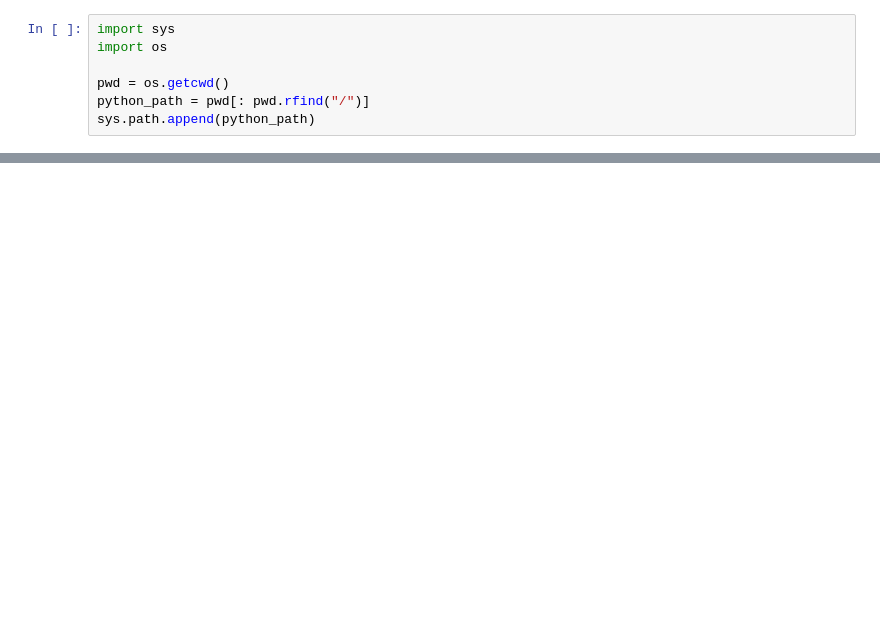
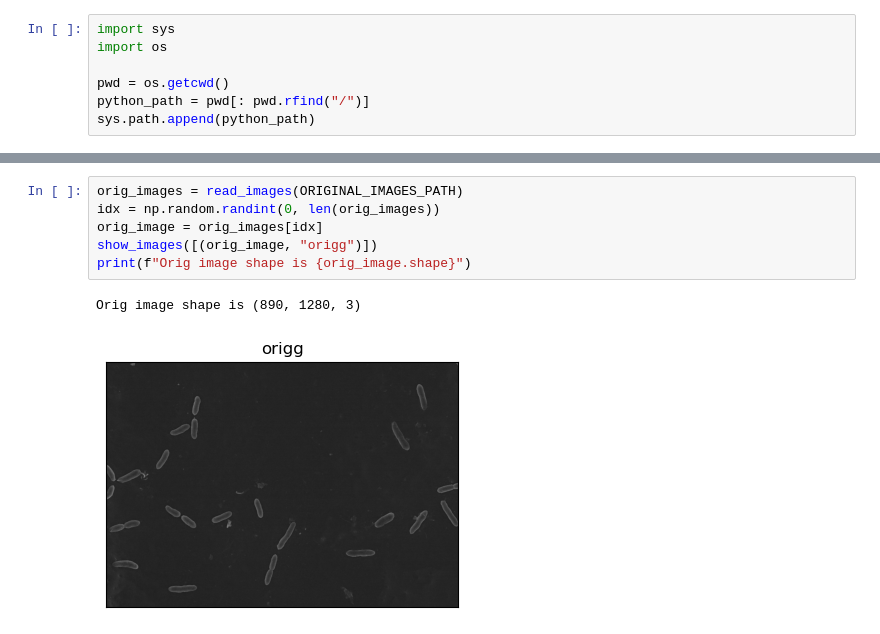
Before and after one commit to tcaty/bacteria-detection, a Jupyter notebook: src/notebooks/train_r_cnn.ipynb, the cells around one changed output, grey strips where cells are left out. Drawn from its saved outputs; the diff is of its cells as text; blank space fills up the shorter version.

```diff
--- a/src/notebooks/train_r_cnn.ipynb
+++ b/src/notebooks/train_r_cnn.ipynb
@@ -76,0 +64,9 @@ len(module.val_dataloader())
+# %%
+orig_images = read_images(ORIGINAL_IMAGES_PATH)
+idx = np.random.randint(0, len(orig_images))
+orig_image = orig_images[idx]
+show_images([(orig_image, "origg")])
+print(f"Orig image shape is {orig_image.shape}")
+# %% [output]
+Orig image shape is (890, 1280, 3)
+[figure, added]
```
Also changed, not shown: parts of 10 cells of this notebook, 5 other files.
